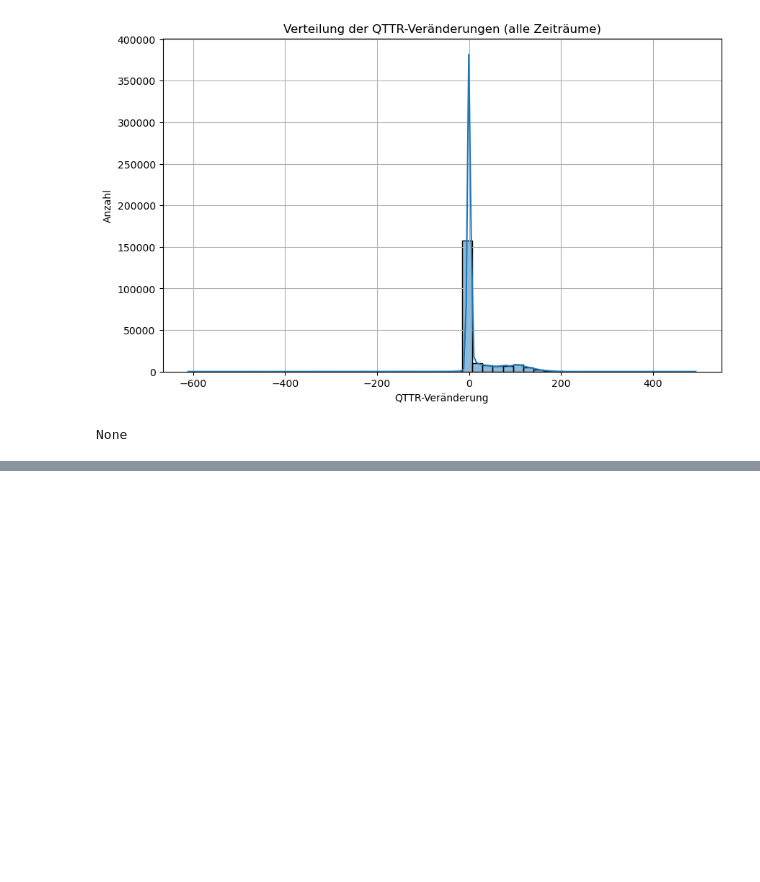
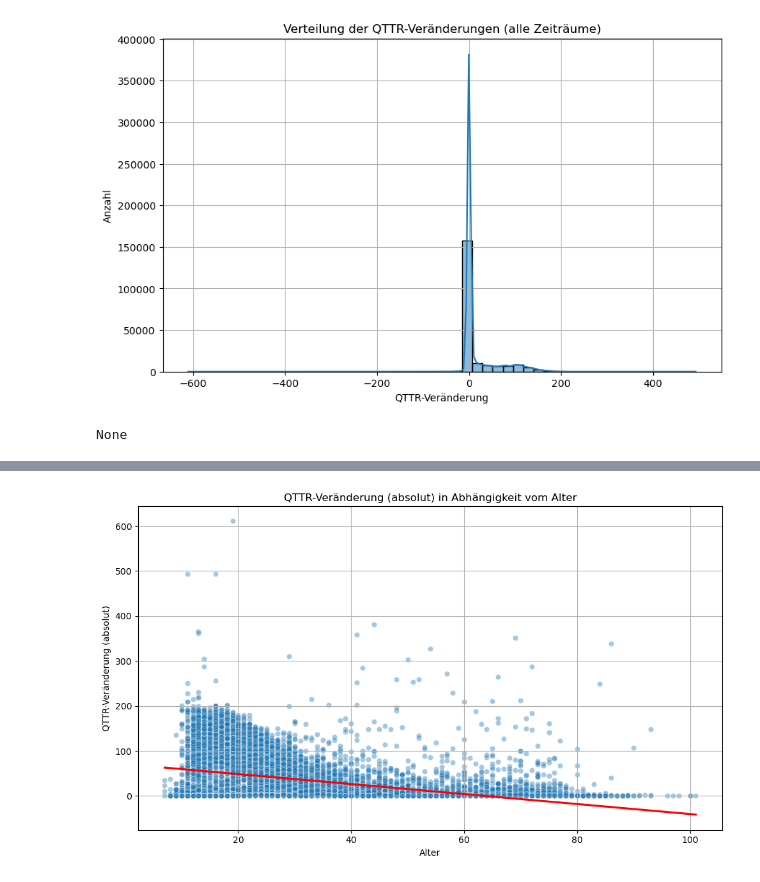
Before and after one commit to Fabian-Projects/QTTR-Veraenderungen-Klemm, a Jupyter notebook: Data_Analysis/Andrew_analysis.ipynb, the cells around one changed output, grey strips where cells are left out. Saved outputs shown, nothing was run; the diff lists cells and outputs as text; code cells hidden in the pictures; blank space fills up the shorter version.

```diff
--- a/Data_Analysis/Andrew_analysis.ipynb
+++ b/Data_Analysis/Andrew_analysis.ipynb
@@ -160,0 +166,18 @@ None
+# %%
+from datetime import datetime
+
+# Alter berechnen
+df['Geburtsdatum'] = pd.to_datetime(df['Geburtsdatum'], errors='coerce')
+df['Alter'] = (pd.to_datetime("2025-01-01") - df['Geburtsdatum']).dt.days // 365
+
+plt.figure(figsize=(10, 6))
+sns.scatterplot(data=df, x='Alter', y='max_abs_change', alpha=0.4)
+sns.regplot(data=df, x='Alter', y='max_abs_change', scatter=False, color='red')
+plt.title('QTTR-Veränderung (absolut) in Abhängigkeit vom Alter')
+plt.xlabel('Alter')
+plt.ylabel('QTTR-Veränderung (absolut)')
+plt.grid(True)
+plt.tight_layout()
+plt.show()
+# %% [output]
+[figure, added]
```
Also changed, not shown: parts of 5 cells of this notebook.
